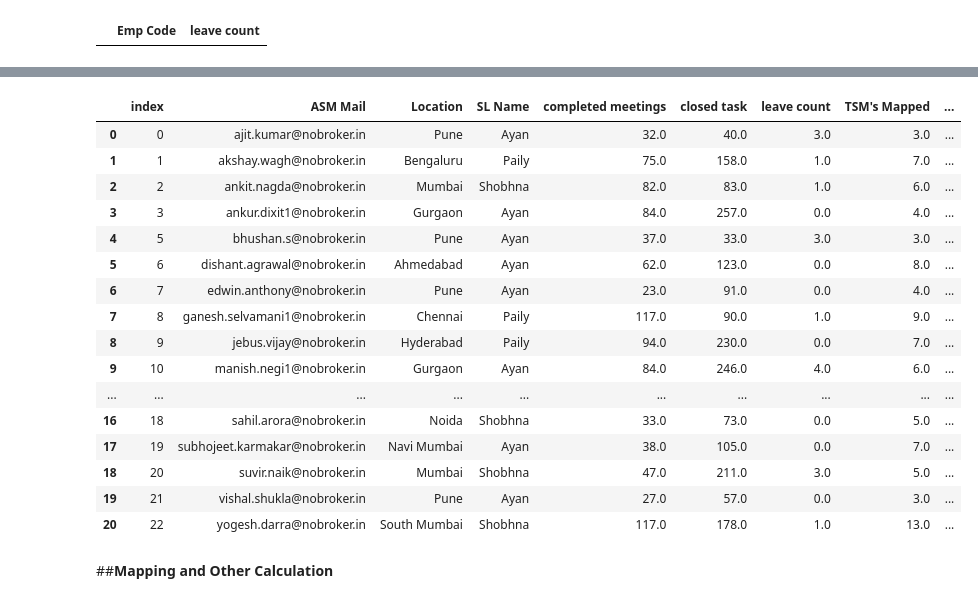
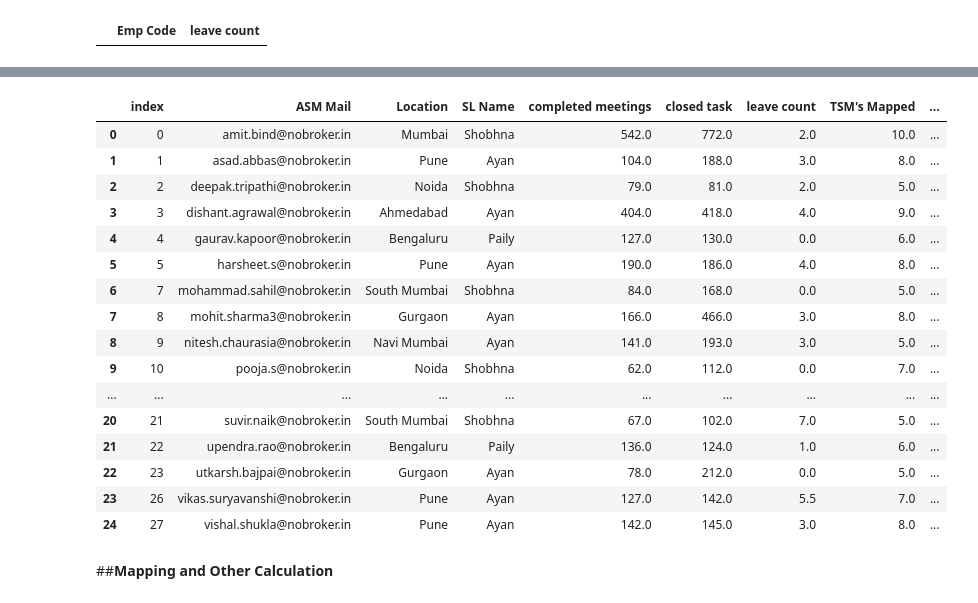
Before and after one commit to waytoakash/waytoakash, a Jupyter notebook: Master_Script_Akash.ipynb, the cells around one changed output, grey strips where cells are left out. Drawn from its saved outputs; the diff is of its cells as text; code cells hidden in the pictures.

```diff
--- a/Master_Script_Akash.ipynb
+++ b/Master_Script_Akash.ipynb
@@ -1195,0 +1076,12 @@ finaltsm = leavemerge[['Official Email ID', 'Emp Code', 'Location','ASM Mail','S
+# %%
+mt2 = pd.merge(mt_asm, mt_aasm, how = 'outer', on = "Official Email ID_x").fillna(0)
+mt2['completed meetings'] = mt2['completed meetings_x'] +mt2['completed meetings_y']
+mt2['closed task'] = mt2['closed task_x'] + mt2['closed task_y']
+mt2['leave count'] = mt2['leave count_x'] + mt2['leave count_y']
+mt2['Reporting_ASM'] = np.where(mt2['Reporting Supervisor E-mail ID']==0,mt2['ASM Mail'],mt2['Reporting Supervisor E-mail ID'])
+mt2['Location'] = np.where(mt2['Location_x_y']==0,mt2['Location_x_x'],mt2['Location_x_y'])
+mt2['SL Name'] = np.where(mt2['SL Name_y']==0,mt2['SL Name_x'],mt2['SL Name_y'])
+# %%
+finaltsm = mt2[['Official Email ID_x','Reporting_ASM','Location','SL Name','completed meetings','closed task','leave count']]
+finaltsm = finaltsm.rename(columns={"Official Email ID_x":"Official Email ID","Reporting_ASM":"ASM Mail"})
+finaltsm
@@ -1217,5 +1123,5 @@ x
 # %%
-xx1 = pd.merge(tsm,aasm, how = 'outer', on = "Reporting Supervisor E-mail ID")
+xx1 = pd.merge(tsm,aasm, how = 'left', on = "Reporting Supervisor E-mail ID")
 
 xx2 = xx1.loc[xx1['Role']=="AASM"]
 
@@ -1248,8 +1160,9 @@ zz1 = pd.merge(yy2,xx6, how="left",left_on="ASM Email",right_on="AASM").reset_in
 hr_data = hr[['Official Email ID','Role']]
 zz2 = pd.merge(zz1,hr_data,how="left",left_on="ASM Email_x",right_on="Official Email ID").reset_index()
 zz2 = zz2.fillna(0)
-# Removing those who are reporting other than ASM, Senior ASM, ASM IC
-asm_list = zz2.loc[(zz2['Role']!="AASM")&(zz2['Role']!="City Head")&(zz2['Role']!="DCH")&(zz2['Role']!="CIty Head")&(zz2['Role']!="Regional Sales Manager")]
+# Removing those who are reporting other than ASM, Senior ASM, ASM IC #&(zz2['Role']!="DCH")
+asm_list = zz2.loc[(zz2['Role']!="AASM")&(zz2['Role']!="City Head")&(zz2['Role']!="CIty Head")&(zz2['Role']!="Regional Sales Manager")&
+                   (zz2['Role']!="ACH")&(zz2['Role']!="Zonal Head")&(zz2['Role']!="TSM")&(zz2['Role']!="Senior TSM")&(zz2['Role']!="DCH")&(zz2['Role']!="Director - Sales")]
 aasm_list = zz2.loc[(zz2['Role']=="AASM")]
 
 aasm_list1 = aasm_list[["TSM mapped","ASM Email_x","ASM Email_y"]]
@@ -1306,38 +1219,38 @@ Final_emp
 # %%
 # ASM Calculation
 
 asmdata3 = pd.merge(Final_emp,finaltsm,how = "left", on="ASM Mail").fillna(0)
 
-asm_data = asmdata3[['ASM Mail','Role','Official Email ID','Emp Code','Location','Status','Designation','SL Name']]
+asm_data = asmdata3[['ASM Mail','Role','Official Email ID','Location','SL Name']]
 
 asmdata3 = asmdata3.groupby('ASM Mail').agg({'completed meetings':'sum','closed task':'sum','leave count':'sum',"TSM\'s Mapped":'max'}).reset_index()
 asmdata4 = pd.merge(asmdata3,asm_data,how='left',on='ASM Mail')
 
 
 finalasm = asmdata4.loc[asmdata4["TSM's Mapped"]!= "0"]
 finalasmdata = pd.merge(finalasm,demoaudit2,how='left',left_on="ASM Mail",right_on="Email Address").fillna(0)
 finalasmdata = finalasmdata.groupby(['ASM Mail','Location','SL Name']).agg({'completed meetings':'max','closed task':'max','leave count':'max','TSM\'s Mapped':'max','Timestamp_Split':'max'}).reset_index()
-finalasmdata = finalasmdata.drop([4,14]).reset_index() ###Need to check the duplicste asm
+finalasmdata = finalasmdata.drop([6,24,25]).reset_index() ###Need to check the duplicste asm
 
 finalasmdata
 # %% [output]
 |  | index | ASM Mail | Location | SL Name | completed meetings | closed task | leave count | TSM's Mapped | ... |
-| 0 | 0 | ajit.kumar@nobroker.in | Pune | Ayan | 32.0 | 40.0 | 3.0 | 3.0 | ... |
-| 1 | 1 | akshay.wagh@nobroker.in | Bengaluru | Paily | 75.0 | 158.0 | 1.0 | 7.0 | ... |
-| 2 | 2 | ankit.nagda@nobroker.in | Mumbai | Shobhna | 82.0 | 83.0 | 1.0 | 6.0 | ... |
-| 3 | 3 | ankur.dixit1@nobroker.in | Gurgaon | Ayan | 84.0 | 257.0 | 0.0 | 4.0 | ... |
-| 4 | 5 | bhushan.s@nobroker.in | Pune | Ayan | 37.0 | 33.0 | 3.0 | 3.0 | ... |
-| 5 | 6 | dishant.agrawal@nobroker.in | Ahmedabad | Ayan | 62.0 | 123.0 | 0.0 | 8.0 | ... |
-| 6 | 7 | edwin.anthony@nobroker.in | Pune | Ayan | 23.0 | 91.0 | 0.0 | 4.0 | ... |
-| 7 | 8 | ganesh.selvamani1@nobroker.in | Chennai | Paily | 117.0 | 90.0 | 1.0 | 9.0 | ... |
-| 8 | 9 | jebus.vijay@nobroker.in | Hyderabad | Paily | 94.0 | 230.0 | 0.0 | 7.0 | ... |
-| 9 | 10 | manish.negi1@nobroker.in | Gurgaon | Ayan | 84.0 | 246.0 | 4.0 | 6.0 | ... |
+| 0 | 0 | amit.bind@nobroker.in | Mumbai | Shobhna | 542.0 | 772.0 | 2.0 | 10.0 | ... |
+| 1 | 1 | asad.abbas@nobroker.in | Pune | Ayan | 104.0 | 188.0 | 3.0 | 8.0 | ... |
+| 2 | 2 | deepak.tripathi@nobroker.in | Noida | Shobhna | 79.0 | 81.0 | 2.0 | 5.0 | ... |
+| 3 | 3 | dishant.agrawal@nobroker.in | Ahmedabad | Ayan | 404.0 | 418.0 | 4.0 | 9.0 | ... |
+| 4 | 4 | gaurav.kapoor@nobroker.in | Bengaluru | Paily | 127.0 | 130.0 | 0.0 | 6.0 | ... |
+| 5 | 5 | harsheet.s@nobroker.in | Pune | Ayan | 190.0 | 186.0 | 4.0 | 8.0 | ... |
+| 6 | 7 | mohammad.sahil@nobroker.in | South Mumbai | Shobhna | 84.0 | 168.0 | 0.0 | 5.0 | ... |
+| 7 | 8 | mohit.sharma3@nobroker.in | Gurgaon | Ayan | 166.0 | 466.0 | 3.0 | 8.0 | ... |
+| 8 | 9 | nitesh.chaurasia@nobroker.in | Navi Mumbai | Ayan | 141.0 | 193.0 | 3.0 | 5.0 | ... |
+| 9 | 10 | pooja.s@nobroker.in | Noida | Shobhna | 62.0 | 112.0 | 0.0 | 7.0 | ... |
 | ... | ... | ... | ... | ... | ... | ... | ... | ... | ... |
-| 16 | 18 | sahil.arora@nobroker.in | Noida | Shobhna | 33.0 | 73.0 | 0.0 | 5.0 | ... |
-| 17 | 19 | subhojeet.karmakar@nobroker.in | Navi Mumbai | Ayan | 38.0 | 105.0 | 0.0 | 7.0 | ... |
-| 18 | 20 | suvir.naik@nobroker.in | Mumbai | Shobhna | 47.0 | 211.0 | 3.0 | 5.0 | ... |
-| 19 | 21 | vishal.shukla@nobroker.in | Pune | Ayan | 27.0 | 57.0 | 0.0 | 3.0 | ... |
-| 20 | 22 | yogesh.darra@nobroker.in | South Mumbai | Shobhna | 117.0 | 178.0 | 1.0 | 13.0 | ... |
+| 20 | 21 | suvir.naik@nobroker.in | South Mumbai | Shobhna | 67.0 | 102.0 | 7.0 | 5.0 | ... |
+| 21 | 22 | upendra.rao@nobroker.in | Bengaluru | Paily | 136.0 | 124.0 | 1.0 | 6.0 | ... |
+| 22 | 23 | utkarsh.bajpai@nobroker.in | Gurgaon | Ayan | 78.0 | 212.0 | 0.0 | 5.0 | ... |
+| 23 | 26 | vikas.suryavanshi@nobroker.in | Pune | Ayan | 127.0 | 142.0 | 5.5 | 7.0 | ... |
+| 24 | 27 | vishal.shukla@nobroker.in | Pune | Ayan | 142.0 | 145.0 | 3.0 | 8.0 | ... |
 # %% [markdown]
 ##**Mapping and Other Calculation**
 # %%
```
Also changed, not shown: parts of 307 cells of this notebook.
